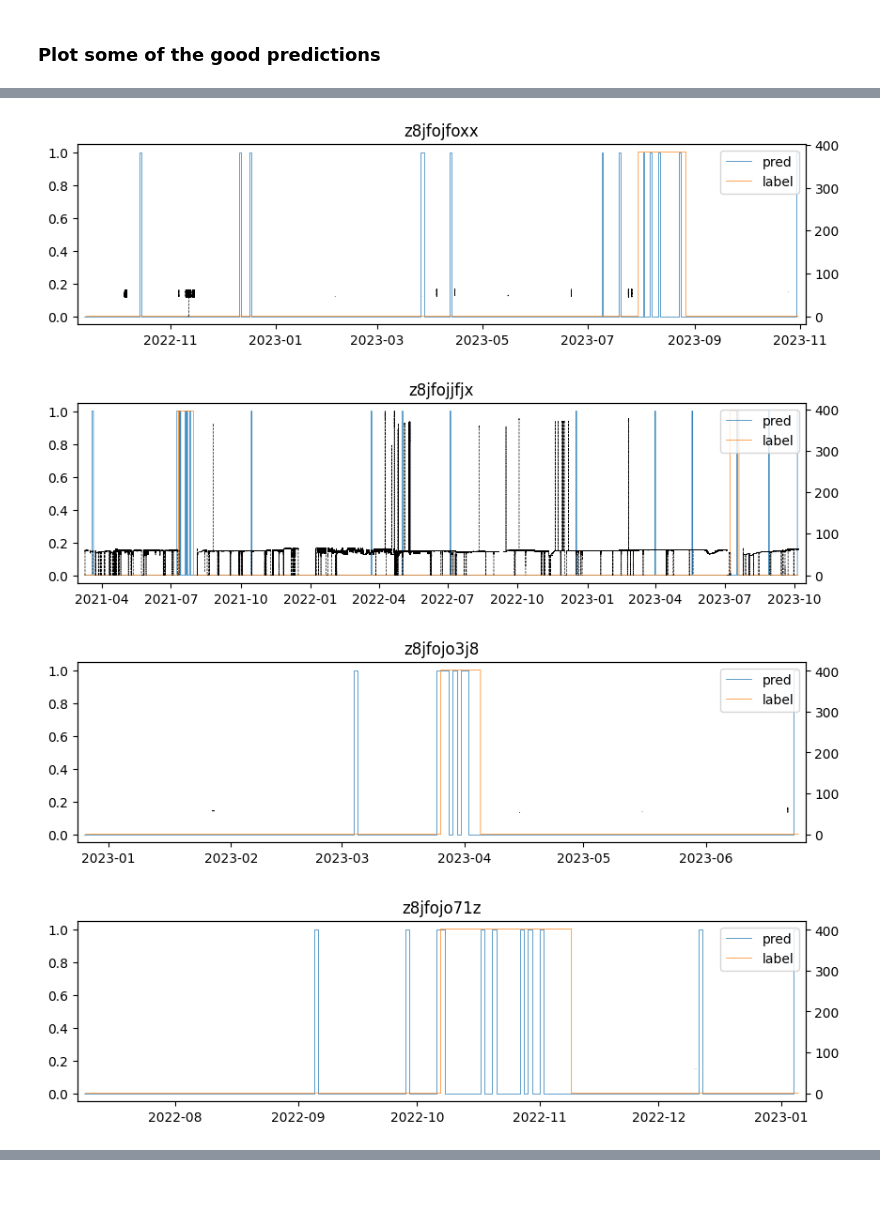
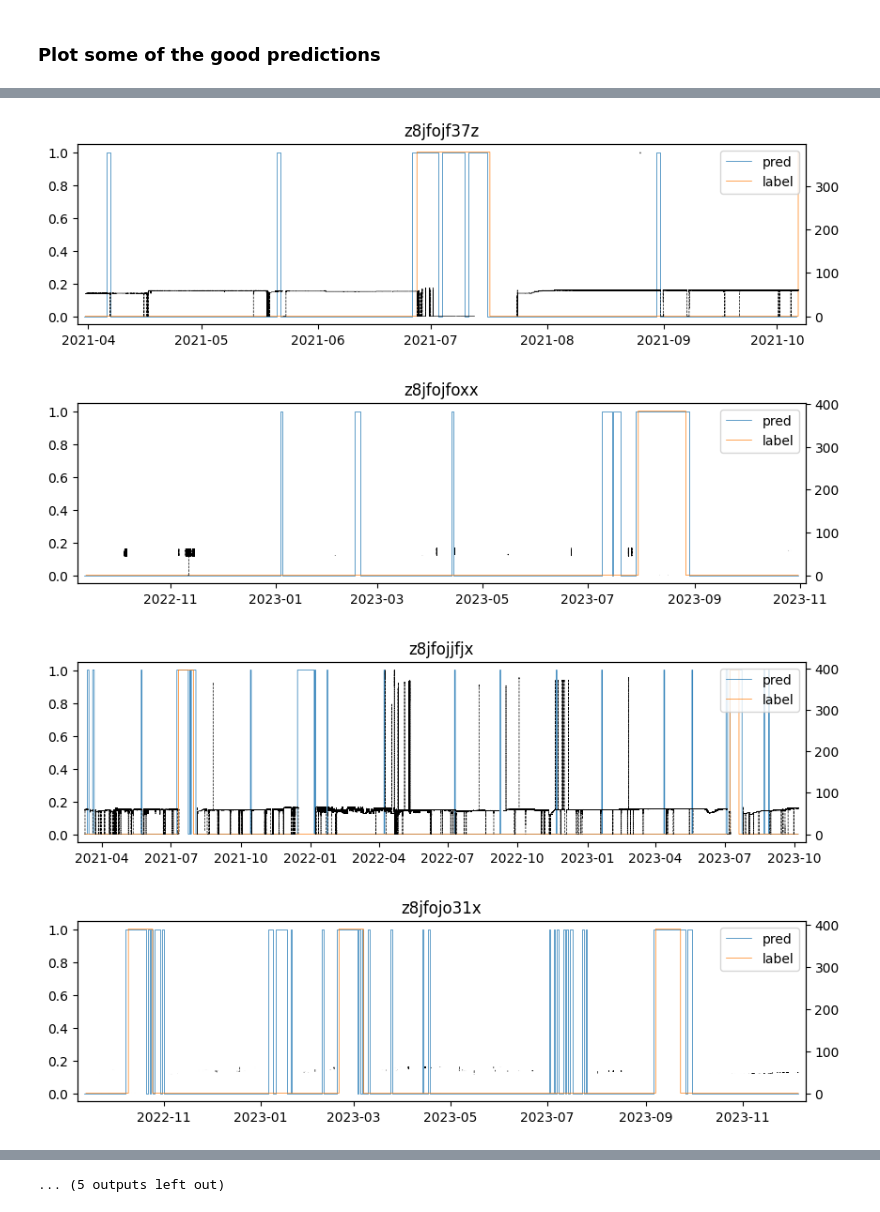
Before and after one commit to EnthusiasticTeslim/JTK-Challenge, a Jupyter notebook: notebooks/view_results.ipynb, the cells around one changed output, grey strips where cells are left out. Cells and saved outputs as stored; diff of their text form; code cells hidden in the pictures.

Commit message:
updated readme and visualization

```diff
--- a/notebooks/view_results.ipynb
+++ b/notebooks/view_results.ipynb
@@ -17,15 +21,18 @@ from scripts.env import *
 # %% [markdown]
 ### Plot some of the good predictions
 # %%
-pred_folders = sorted(glob(f"../{PRED_FOL}_{SLIDE_N}/*.csv"))
+pred_folders = sorted(glob(f"{PRED_FOL}_{SLIDE_N}/*.csv"))
 file = np.random.choice(pred_folders)
-good_wells = ["z8jfojo88j", "z8jfojoefx", "z8jfojo7jf", "z8jfojo31x", "z8jfojfoxx", "z8jfojjfjx", "z8jfojo3j8", "z8jfojo71z", "z8jfojoe13"]
+good_wells = ['z8jfojee13', 'z8jfojeox8', 'z8jfojf31j', 'z8jfojf37f', 'z8jfojf37z',
+                'z8jfojfoxx', 'z8jfojjfjx', 'z8jfojo31x', 'z8jfojo3j7', 'z8jfojo3j8',
+                'z8jfojo71z', 'z8jfojo7jf', 'z8jfojo88j', 'z8jfojoe13', 'z8jfojoefx',
+                'z8jfojojf8', 'z8jfojoxzx']
 
 
 for _a in good_wells:
-    file = f"../{PRED_FOL}_{SLIDE_N}/pred_{_a}.csv"
+    file = f"{PRED_FOL}_{SLIDE_N}/pred_{_a}.csv"
     API = file.split("/")[-1].replace(".csv","").split("_")[1]
-    label_folder = sorted(glob(f"../{ESP_OUTPUT_FOLDER}_{SLIDE_N}/{API}/*.parquet"))
+    label_folder = sorted(glob(f"{ESP_OUTPUT_FOLDER}_{SLIDE_N}/{API}/*.parquet"))
     label_df = pd.concat([pd.read_parquet(file) for file in label_folder])
     label_df.sort_index()
 
@@ -51,4 +58,4 @@ for _a in good_wells:
-[figure, old version]
+[figure, new version]
-[figure, old version]
+[figure, new version]
-[figure, old version]
+[figure, new version]
-[figure, old version]
+[figure, new version]
@@ -55,0 +66 @@ for _a in good_wells:
+... (5 outputs left out)
```
Also changed, not shown: parts of 5 cells of this notebook, 3 other files.
